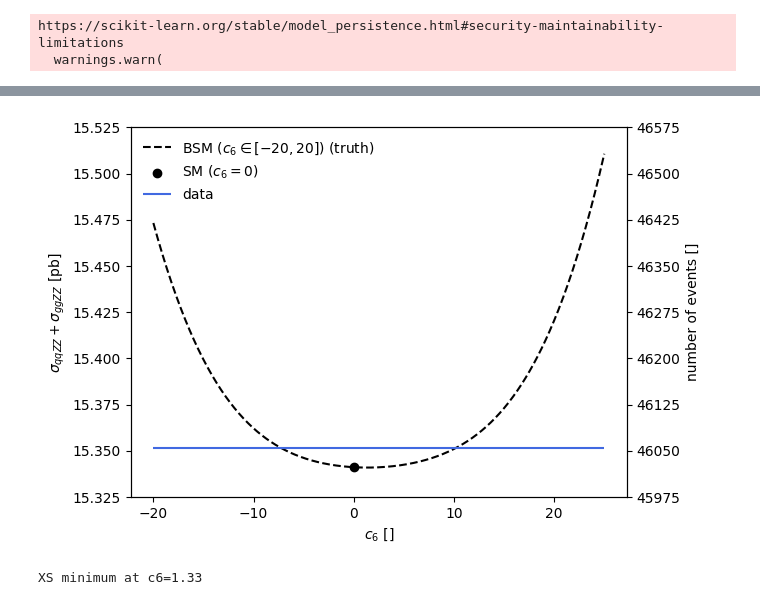
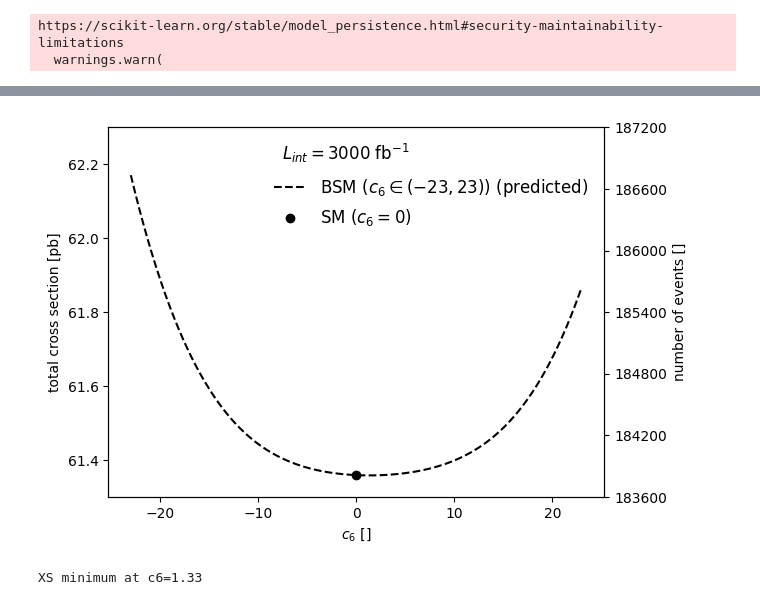
Before and after one commit to hep-cce/nsbi4hep, a Jupyter notebook: notebooks/plot-NLL-curve.ipynb, the cells around one changed output, grey strips where cells are left out. Saved outputs shown, nothing was run; the diff lists cells and outputs as text; code cells hidden in the pictures.

```diff
--- a/notebooks/plot-NLL-curve.ipynb
+++ b/notebooks/plot-NLL-curve.ipynb
@@ -70,0 +75,3 @@ c6_weights, c6_prob = c6_mod.modify(c6=C6_VAL_DATA)
+# %%
+c6_index = np.where(np.linspace(*C6_LINSPACE)==C6_VAL_DATA)[0][0]
+c6_zero_index = np.where(np.linspace(*C6_LINSPACE)==0.0)[0][0]
@@ -98,3 +108,27 @@ dl_carl = DataLoader(TensorDataset(torch.tensor(X_carl, dtype=torch.float32)), b
 # %% [output]
 https://scikit-learn.org/stable/model_persistence.html#security-maintainability-limitations
   warnings.warn(
+# %%
+m4l = events_final.kinematics[['4l_mass']].to_numpy().flatten()
+indices = np.arange(len(m4l))
+probabilities = np.concatenate([events_ggZZ_processed[:SAMPLE_SIZE//2].probabilities.to_numpy(), events_qqZZ_processed[:SAMPLE_SIZE//2].probabilities.to_numpy()], axis=0)
+
+bins = 60
+bounds = [180,1000]
+step_size = (bounds[1]-bounds[0])/bins
+
+labels = np.concatenate([np.zeros(SAMPLE_SIZE//2), np.ones(SAMPLE_SIZE//2)], axis=0)
+
+prob_binned = [probabilities[(m4l >= bounds[0]+step_size*i)&(m4l < bounds[0] + step_size*(i+1))] for i in range(bins)]
+labels_binned = [labels[(m4l >= bounds[0]+step_size*i)&(m4l < bounds[0] + step_size*(i+1))] for i in range(bins)]
+indices_binned = [indices[(m4l >= bounds[0]+step_size*i)&(m4l < bounds[0] + step_size*(i+1))] for i in range(bins)]
+
+sig_sum = np.array([np.sum(prob_binned[i][labels_binned[i]==1.0]) for i in range(bins)])
+bkg_sum = np.array([np.sum(prob_binned[i][labels_binned[i]==0.0]) for i in range(bins)])
+
+ratios_binned = sig_sum/bkg_sum
+
+r_histo = np.zeros(len(m4l))
+for i in range(bins):
+    for ind in indices_binned[i]:
+        r_histo[ind] = ratios_binned[i]
@@ -111,0 +172,6 @@ r = pred_carl/(1-pred_carl)
+# %%
+ggZZ_wt_SM = events_ggZZ_processed[:SAMPLE_SIZE//2].weights.to_numpy() * sigma_ggZZ/events_ggZZ_processed[:SAMPLE_SIZE//2].weights.sum()
+
+R = 1/sigma_ggZZ * np.sum(ggZZ_wt_SM * r[:SAMPLE_SIZE//2])
+
+r /= R
@@ -139,7 +288,7 @@ def f(c6_values, coeffs):
     c6_matrix = np.vander(c6_values, coefficients.shape[1], increasing=True).T
     return np.dot(coefficients, c6_matrix).T
 # %%
-sigma_ggZZ_BSM = np.sum(sigma_ggZZ/events_ggZZ_processed.weights[:SAMPLE_SIZE//2].sum()*events_ggZZ_processed.weights.to_numpy()[np.newaxis,:SAMPLE_SIZE//2] * f(c6_values, coeffs_pred[:SAMPLE_SIZE//2]), axis=1)
+sigma_ggZZ_BSM = np.sum(ggZZ_wt_SM[np.newaxis,:] * f(c6_values, coeffs_pred[:SAMPLE_SIZE//2]), axis=1)
 # This works because the order of events in events_ggZZ_processed and events_final is the same (for the first SAMPLE_SIZE//2 events)
 # %%
 # Comment out the sigma_qqZZ terms if performing on ggZZ only
@@ -151,30 +300,32 @@ full_BSM_xs = sigma_ggZZ_BSM + sigma_qqZZ
 nu_SM = full_SM_xs * luminosity
 nu = full_BSM_xs * luminosity
 # %%
-plt.plot(c6_values, full_BSM_xs, color='black', linestyle='--', zorder=1, label='BSM ($c_6 \in [-20,20]$) (truth)')
+plt.plot(c6_values, full_BSM_xs, color='black', linestyle='--', zorder=1, label=f'BSM ($c_6 \in {C6_LINSPACE[0], C6_LINSPACE[1]}$) (predicted)')
 #plt.plot(c6_values, sigma_ggZZ*np.sum(f(c6_values, coeffs_pred_ggZZ), axis=1)/GGZZ_INF_SIZE + sigma_qqZZ, color='royalblue', zorder=1, label='BSM ($c_6 \in [-20,20]$) (ROLYPOLY)')
 plt.scatter(0, full_SM_xs, color='k', marker='o', zorder=2, label='SM ($c_6=0$)')
-plt.hlines(sigma_data, xmin=C6_LINSPACE[0], xmax=C6_LINSPACE[1], color='royalblue', linestyle='-', label='data')
+#plt.hlines(sigma_data, xmin=C6_LINSPACE[0], xmax=C6_LINSPACE[1], color='royalblue', linestyle='-', label='data')
 
 ax1 = plt.gca()
 ax1.set_ylim(ax1.get_yticks()[0],ax1.get_yticks()[-1])
 #ax1.set_ylabel('$\sigma_{qqZZ} + \sigma_{ggZZ}$ [pb]')
-ax1.set_ylabel('$total cross section$ [pb]')
+ax1.set_ylabel('total cross section [pb]')
 
 ax2 = ax1.twinx()
 
 y_ticks_number = np.array(ax1.get_yticks())*luminosity
 
 ax2.set_yticks(y_ticks_number)
 ax2.set_ylim(y_ticks_number[0], y_ticks_number[-1])
 ax2.set_ylabel('number of events []')
 
-ax1.legend(frameon=False)
+
+ax1.text(0.35,0.96,f'$L_{{int}} = {luminosity}$ fb$^{{-1}}$', transform=ax1.transAxes, fontsize=12, verticalalignment='top')
+ax1.legend(frameon=False, loc=(0.32, 0.71), fontsize=12)
 ax1.set_xlabel('$c_6$ []')
 
 plt.show()
 # %% [output]
-[figure, old version]
+[figure, new version]
 # %%
 print(f'XS minimum at c6={c6_values[np.argmin(sigma_ggZZ_BSM)]:0.2f}')
 # %% [output]
```
Also changed, not shown: parts of 32 cells of this notebook.
